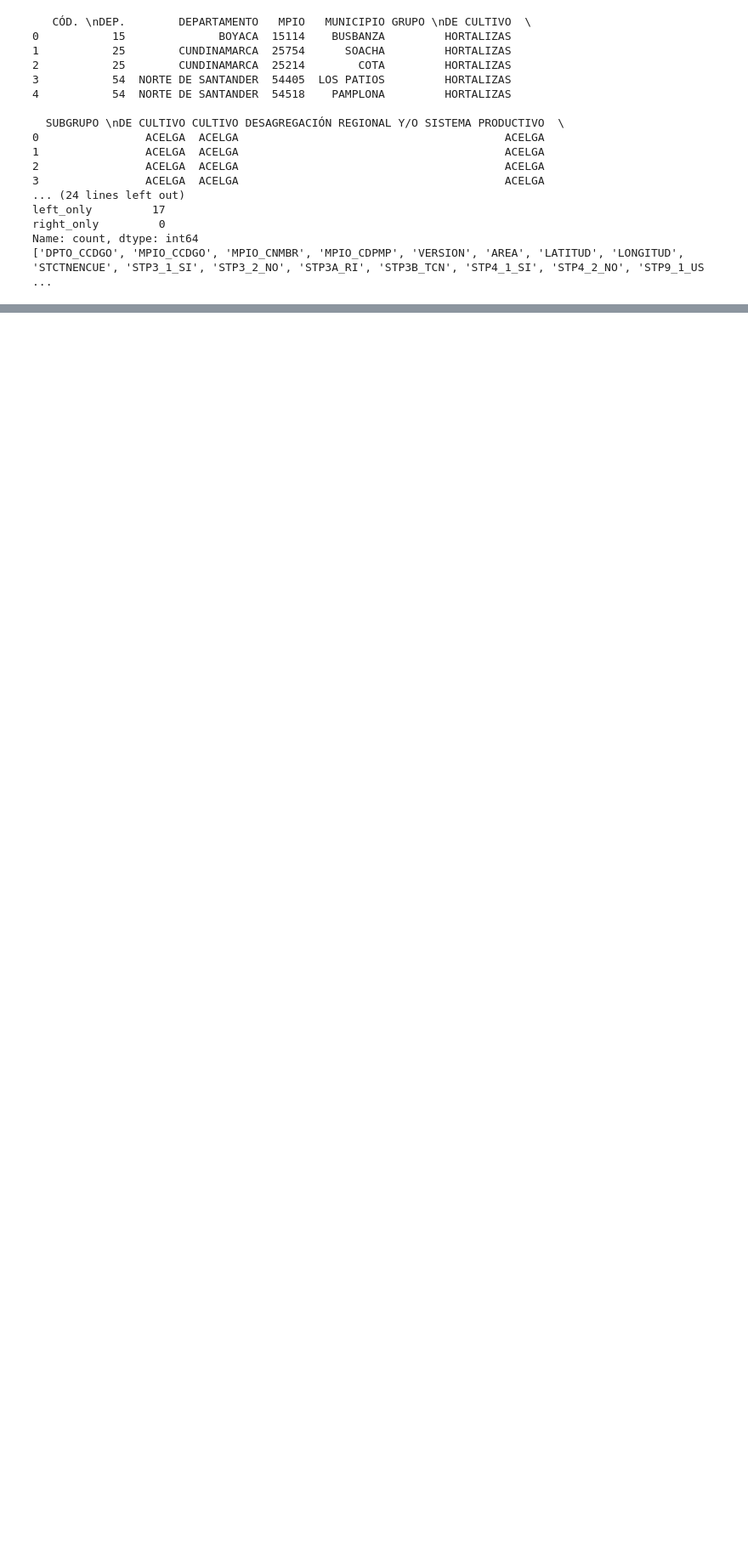
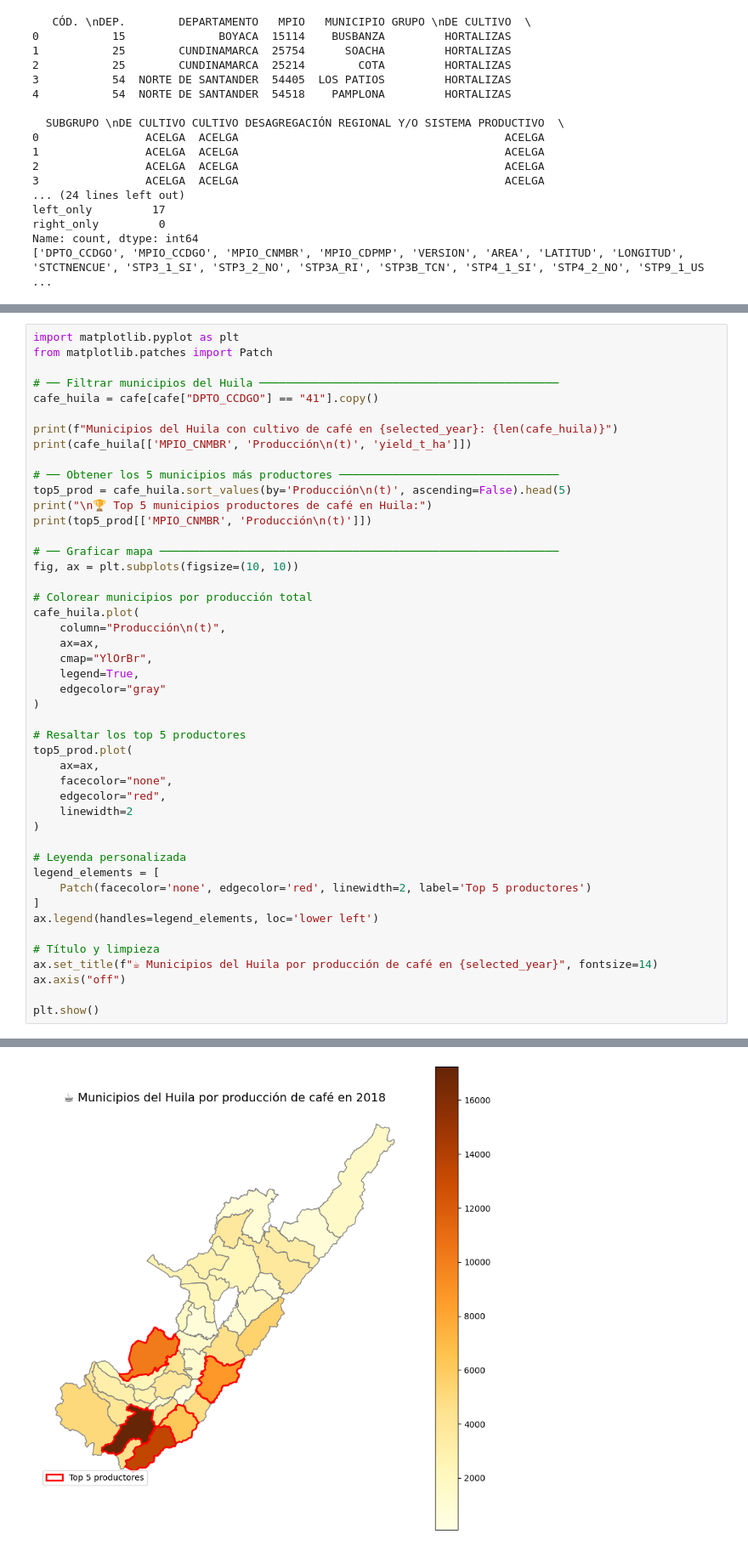
Before and after one commit to PaolaBacca/Workshop_6_aptitud_cafe, a Jupyter notebook: Workshop6_aptitud_cafe.ipynb, the cells around one changed output, grey strips where cells are left out. Shown at 85% size. Drawn from its saved outputs; the diff is of its cells as text; blank space fills up the shorter version.

```diff
--- a/Workshop6_aptitud_cafe.ipynb
+++ b/Workshop6_aptitud_cafe.ipynb
@@ -496,0 +630,47 @@ NameError: name 'gdf_antioquia' is not defined
+# %%
+import matplotlib.pyplot as plt
+from matplotlib.patches import Patch
+
+# ── Filtrar municipios del Huila ─────────────────────────────────────────────
+cafe_huila = cafe[cafe["DPTO_CCDGO"] == "41"].copy()
+
+print(f"Municipios del Huila con cultivo de café en {selected_year}: {len(cafe_huila)}")
+print(cafe_huila[['MPIO_CNMBR', 'Producción\n(t)', 'yield_t_ha']])
+
+# ── Obtener los 5 municipios más productores ─────────────────────────────────
+top5_prod = cafe_huila.sort_values(by='Producción\n(t)', ascending=False).head(5)
+print("\n🏆 Top 5 municipios productores de café en Huila:")
+print(top5_prod[['MPIO_CNMBR', 'Producción\n(t)']])
+
+# ── Graficar mapa ────────────────────────────────────────────────────────────
+fig, ax = plt.subplots(figsize=(10, 10))
+
+# Colorear municipios por producción total
+cafe_huila.plot(
+    column="Producción\n(t)",
+    ax=ax,
+    cmap="YlOrBr",
+    legend=True,
+    edgecolor="gray"
+)
+
+# Resaltar los top 5 productores
+top5_prod.plot(
+    ax=ax,
+    facecolor="none",
+    edgecolor="red",
+    linewidth=2
+)
+
+# Leyenda personalizada
+legend_elements = [
+    Patch(facecolor='none', edgecolor='red', linewidth=2, label='Top 5 productores')
+]
+ax.legend(handles=legend_elements, loc='lower left')
+
+# Título y limpieza
+ax.set_title(f"☕ Municipios del Huila por producción de café en {selected_year}", fontsize=14)
+ax.axis("off")
+
+plt.show()
+# %% [output]
@@ -496,0 +694 @@ NameError: name 'gdf_antioquia' is not defined
+[figure, added]
```
Also changed, not shown: parts of 28 cells of this notebook.
